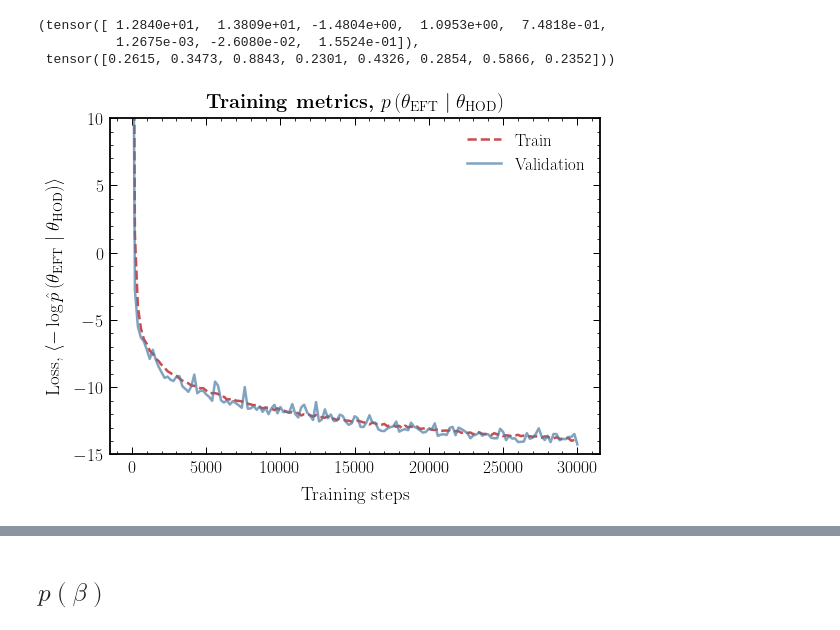
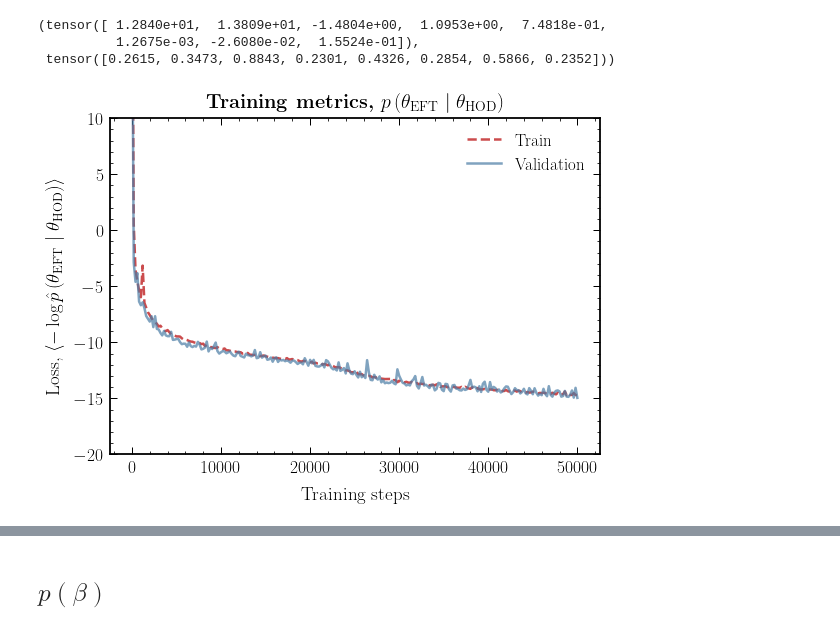
Before and after one commit to smsharma/eft-hod, a Jupyter notebook: notebooks/01_eft_fit.ipynb, the cells around one changed output, grey strips where cells are left out. Saved outputs shown, nothing was run; the diff lists cells and outputs as text; code cells hidden in the pictures.

```diff
--- a/notebooks/01_eft_fit.ipynb
+++ b/notebooks/01_eft_fit.ipynb
@@ -150,5 +150,5 @@ d_context = Y_train.shape[-1]
 
 flow = get_flow(d_in=d_in, d_context=d_context, d_hidden=128, n_layers=6, dropout=0.1)
 # %%
-steps_accum, loss_train_accum, loss_val_accum = train_flow(flow, X_train, Y_train, X_val, Y_val, batch_size=128, n_steps=30001, n_eval_every=200, lr=3e-4)
+steps_accum, loss_train_accum, loss_val_accum = train_flow(flow, X_train, Y_train, X_val, Y_val, batch_size=128, n_steps=50001, n_eval_every=200, lr=3e-4)
 # %% [output]
@@ -176,19 +176,19 @@ Y_val.mean(axis=0), Y_val.std(axis=0)
 # %%
 fig, ax = plt.subplots(1, 1, figsize=(8, 6))
 
 ax.plot(steps_accum, loss_train_accum, label="Train", ls='--')
 ax.plot(steps_accum, loss_val_accum, label="Validation", alpha=0.7)
 ax.set_xlabel("Training steps")
 ax.set_ylabel(r"Loss, $\langle -\log \hat p\left(\theta_\mathrm{EFT}\mid\theta_\mathrm{HOD}\right)\rangle$")
 
 ax.legend()
 ax.set_title(r"\bf{Training metrics, $p\left(\theta_\mathrm{EFT}\mid\theta_\mathrm{HOD}\right)$}", y=1.01, fontsize=20)
 
-ax.set_ylim(-15, 10)
+ax.set_ylim(-20, 10)
 plt.tight_layout()
 plt.savefig("figures/loss_p_eft_hod.pdf")
 # %% [output]
-[figure, old version]
+[figure, new version]
 # %%
 samples_1 = flow.sample(context=(Y_val.mean(0) - 0 * Y_val.std(0)) [None, ...], num_samples=100_000)
 samples_2 = flow.sample(context=(Y_val.mean(0) + 1 * Y_val.std(0)) [None, ...], num_samples=100_000)
```
Also changed, not shown: parts of 2 cells of this notebook.
